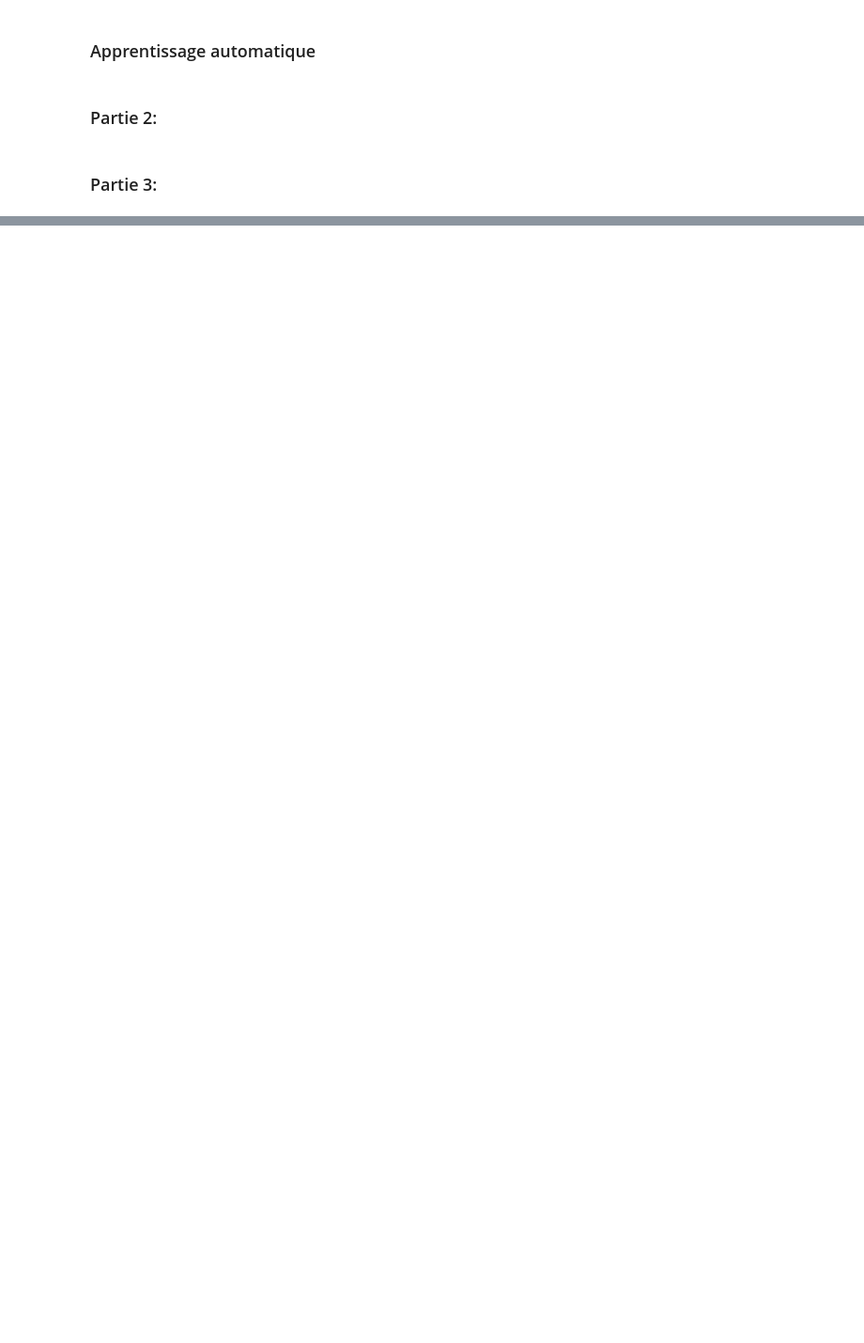
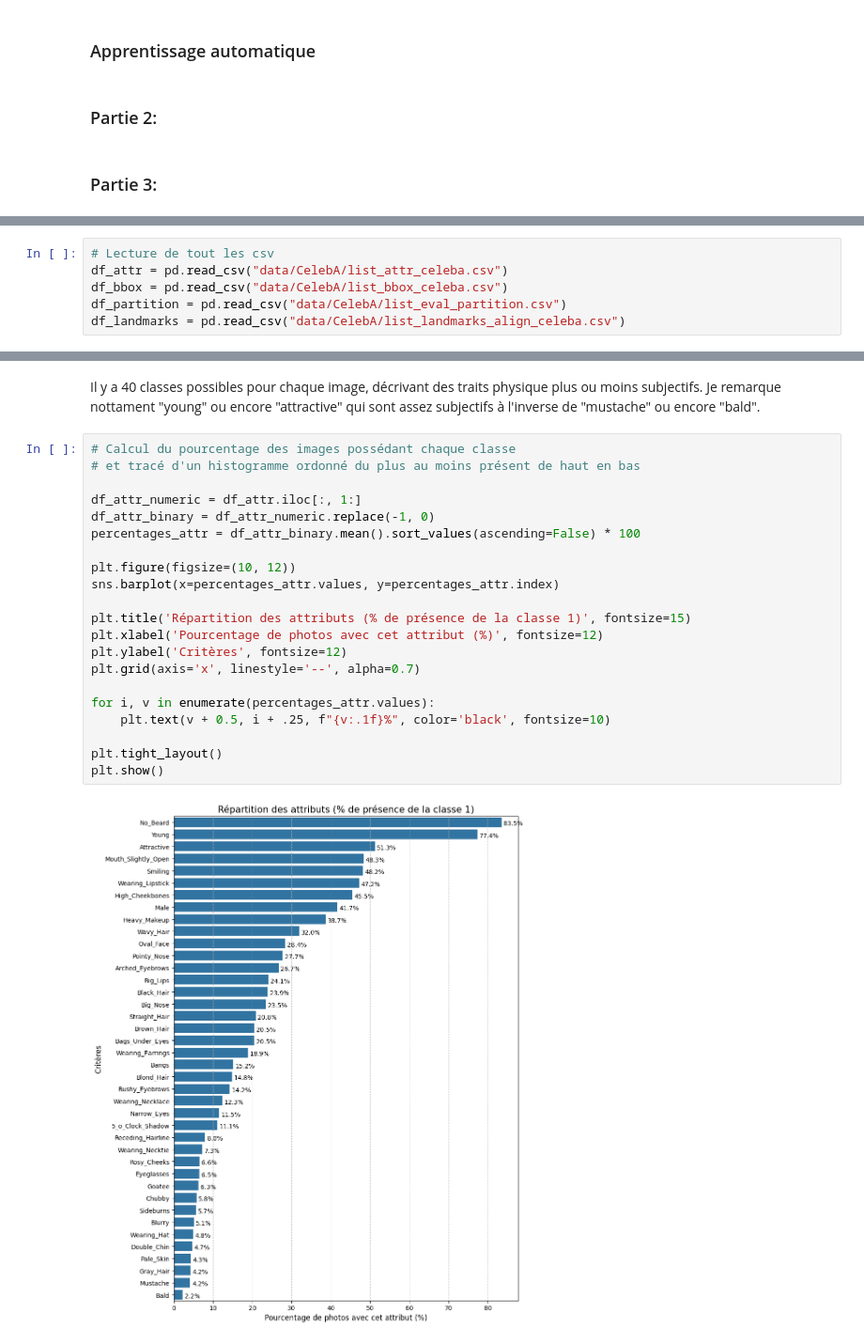
Before and after one commit to Nicolas2412/project-rexai, a Jupyter notebook: project.ipynb, the cells around one changed output, grey strips where cells are left out. Shown at 94% size. Cells and saved outputs as stored; diff of their text form; blank space fills up the shorter version.

Commit message:
image data analysis

```diff
--- a/project.ipynb
+++ b/project.ipynb
@@ -130,0 +200,6 @@ Ratio de corrélation (Eta^2) : 0.11
+# %%
+# Lecture de tout les csv
+df_attr = pd.read_csv("data/CelebA/list_attr_celeba.csv")
+df_bbox = pd.read_csv("data/CelebA/list_bbox_celeba.csv")
+df_partition = pd.read_csv("data/CelebA/list_eval_partition.csv")
+df_landmarks = pd.read_csv("data/CelebA/list_landmarks_align_celeba.csv")
@@ -130,0 +271,25 @@ Ratio de corrélation (Eta^2) : 0.11
+# %% [markdown]
+Il y a 40 classes possibles pour chaque image, décrivant des traits physique plus ou moins subjectifs. Je remarque nottament "young" ou encore "attractive" qui sont assez subjectifs à l'inverse de "mustache" ou encore "bald".
+# %%
+# Calcul du pourcentage des images possédant chaque classe
+# et tracé d'un histogramme ordonné du plus au moins présent de haut en bas
+
+df_attr_numeric = df_attr.iloc[:, 1:]
+df_attr_binary = df_attr_numeric.replace(-1, 0)
+percentages_attr = df_attr_binary.mean().sort_values(ascending=False) * 100
+
+plt.figure(figsize=(10, 12))
+sns.barplot(x=percentages_attr.values, y=percentages_attr.index)
+
+plt.title('Répartition des attributs (% de présence de la classe 1)', fontsize=15)
+plt.xlabel('Pourcentage de photos avec cet attribut (%)', fontsize=12)
+plt.ylabel('Critères', fontsize=12)
+plt.grid(axis='x', linestyle='--', alpha=0.7)
+
+for i, v in enumerate(percentages_attr.values):
+    plt.text(v + 0.5, i + .25, f"{v:.1f}%", color='black', fontsize=10)
+
+plt.tight_layout()
+plt.show()
+# %% [output]
+[figure, added]
```
Also changed, not shown: parts of 49 cells of this notebook.
